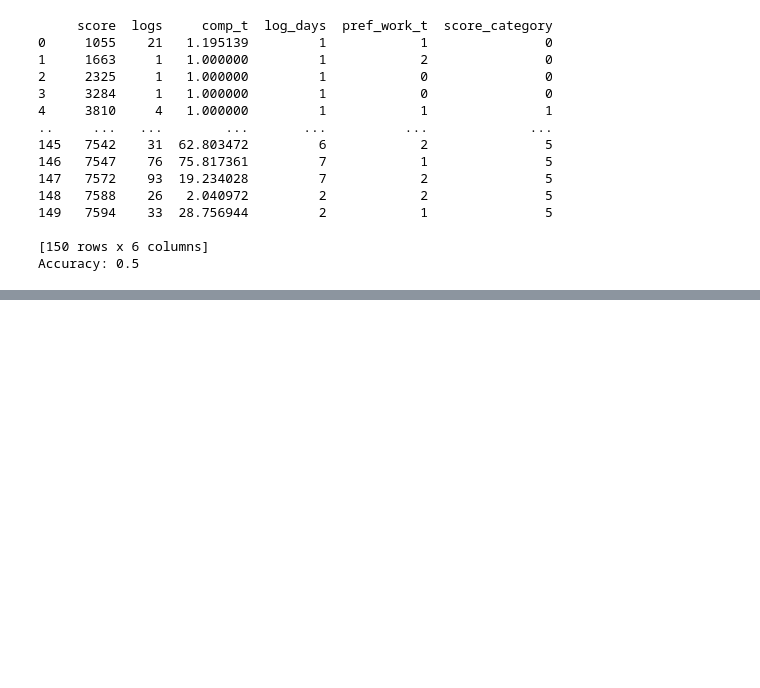
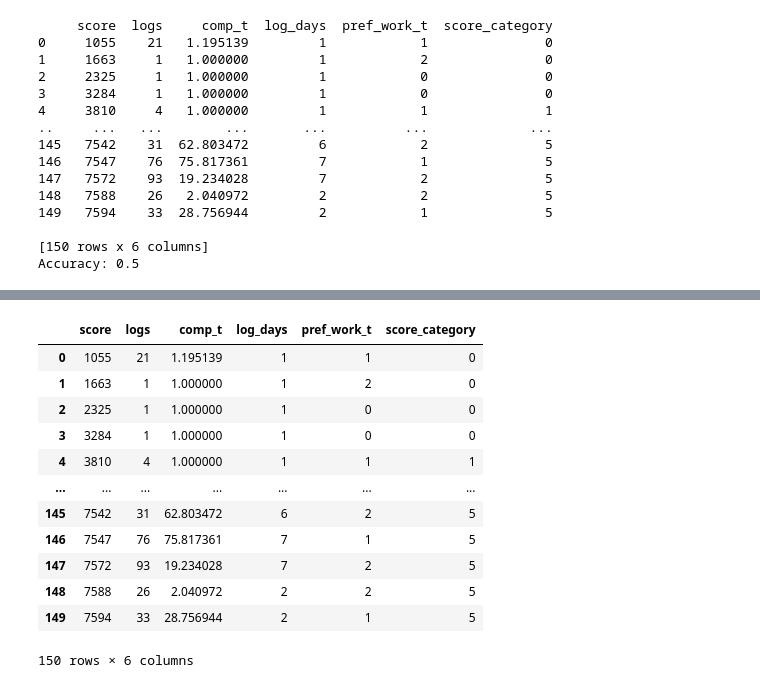
Before and after one commit to fskgiulia/JYUEF01, a Jupyter notebook: project_notebook.ipynb, the cells around one changed output, grey strips where cells are left out. Cells and saved outputs as stored; diff of their text form; code cells hidden in the pictures; blank space fills up the shorter version.

```diff
--- a/project_notebook.ipynb
+++ b/project_notebook.ipynb
@@ -374,0 +417,16 @@ Image(graph.create_png())
+# %%
+df_new
+# %% [output]
+|  | score | logs | comp_t | log_days | pref_work_t | score_category |
+| 0 | 1055 | 21 | 1.195139 | 1 | 1 | 0 |
+| 1 | 1663 | 1 | 1.000000 | 1 | 2 | 0 |
+| 2 | 2325 | 1 | 1.000000 | 1 | 0 | 0 |
+| 3 | 3284 | 1 | 1.000000 | 1 | 0 | 0 |
+| 4 | 3810 | 4 | 1.000000 | 1 | 1 | 1 |
+| ... | ... | ... | ... | ... | ... | ... |
+| 145 | 7542 | 31 | 62.803472 | 6 | 2 | 5 |
+| 146 | 7547 | 76 | 75.817361 | 7 | 1 | 5 |
+| 147 | 7572 | 93 | 19.234028 | 7 | 2 | 5 |
+| 148 | 7588 | 26 | 2.040972 | 2 | 2 | 5 |
+| 149 | 7594 | 33 | 28.756944 | 2 | 1 | 5 |
+150 rows × 6 columns
```
Also changed, not shown: parts of 20 cells of this notebook, 1 other file.
